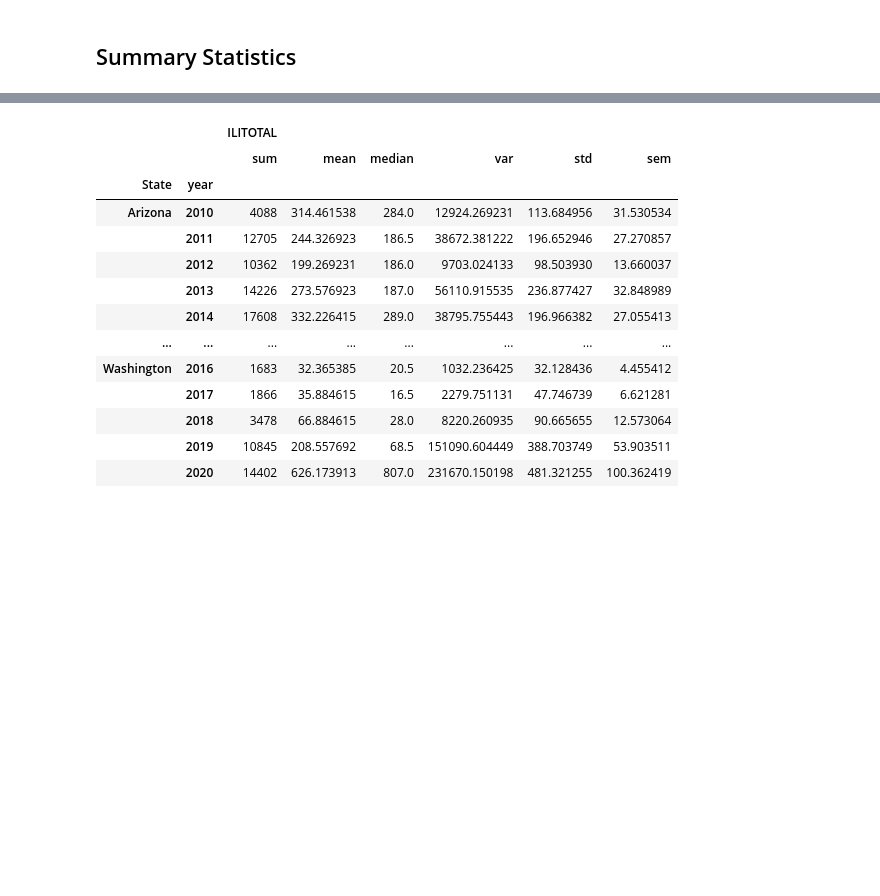
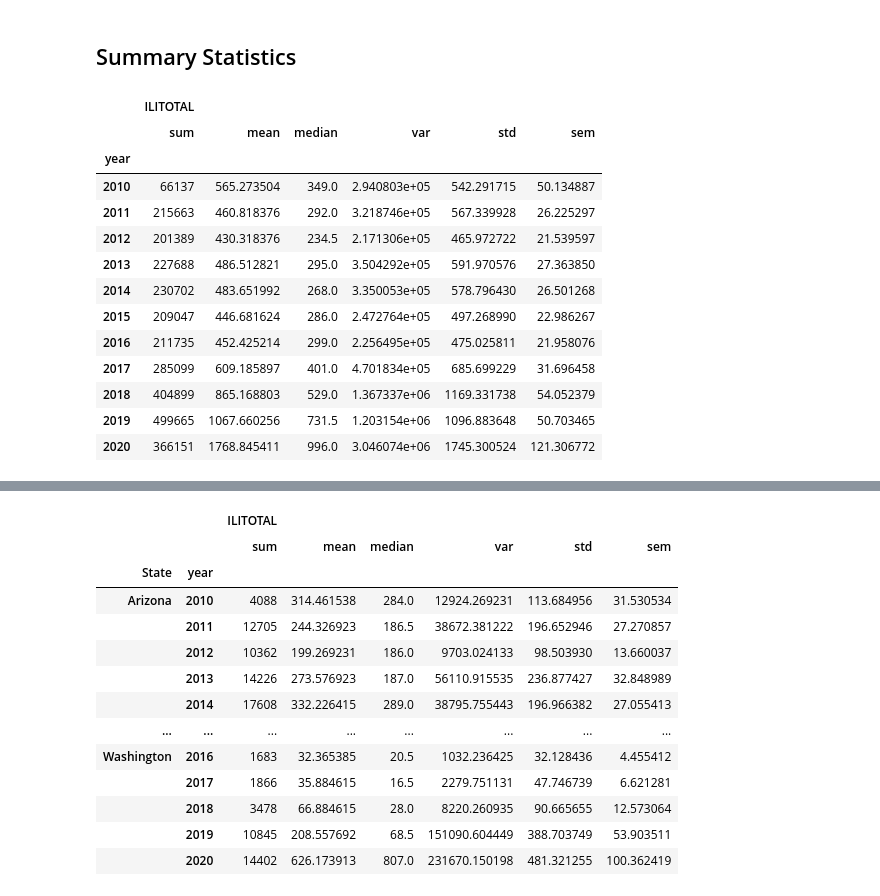
Before and after one commit to p4rc1v4l/flu_vs_weather, a Jupyter notebook: ILI Cases.ipynb, the cells around one changed output, grey strips where cells are left out. Drawn from its saved outputs; the diff is of its cells as text; code cells hidden in the pictures; blank space fills up the shorter version.

```diff
--- a/ILI Cases.ipynb
+++ b/ILI Cases.ipynb
@@ -96,3 +96,23 @@ final_df = renamed_df[['State', 'year', 'week', 'ILITOTAL']]
 final_df.to_csv('Data/ILI Totals for Desired States.csv', index=False)
 # %% [markdown]
 ## Summary Statistics
+# %%
+# Generate a summary statistics table for totals of desired states by year
+year_group = final_df.groupby(['year'])
+year_statistics = year_group.agg({'ILITOTAL':['sum','mean', 'median','var', 'std', 'sem']})
+year_statistics
+# %% [output]
+|  | ILITOTAL |  |  |  |  |  |
+|  | sum | mean | median | var | std | sem |
+| year |  |  |  |  |  |  |
+| 2010 | 66137 | 565.273504 | 349.0 | 2.940803e+05 | 542.291715 | 50.134887 |
+| 2011 | 215663 | 460.818376 | 292.0 | 3.218746e+05 | 567.339928 | 26.225297 |
+| 2012 | 201389 | 430.318376 | 234.5 | 2.171306e+05 | 465.972722 | 21.539597 |
+| 2013 | 227688 | 486.512821 | 295.0 | 3.504292e+05 | 591.970576 | 27.363850 |
+| 2014 | 230702 | 483.651992 | 268.0 | 3.350053e+05 | 578.796430 | 26.501268 |
+| 2015 | 209047 | 446.681624 | 286.0 | 2.472764e+05 | 497.268990 | 22.986267 |
+| 2016 | 211735 | 452.425214 | 299.0 | 2.256495e+05 | 475.025811 | 21.958076 |
+| 2017 | 285099 | 609.185897 | 401.0 | 4.701834e+05 | 685.699229 | 31.696458 |
+| 2018 | 404899 | 865.168803 | 529.0 | 1.367337e+06 | 1169.331738 | 54.052379 |
+| 2019 | 499665 | 1067.660256 | 731.5 | 1.203154e+06 | 1096.883648 | 50.703465 |
+| 2020 | 366151 | 1768.845411 | 996.0 | 3.046074e+06 | 1745.300524 | 121.306772 |
```
Also changed, not shown: parts of 5 cells of this notebook.
